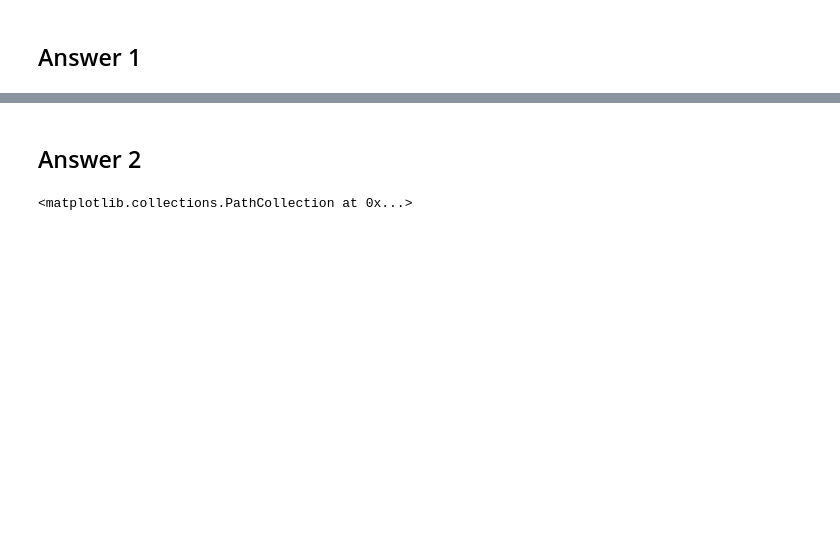
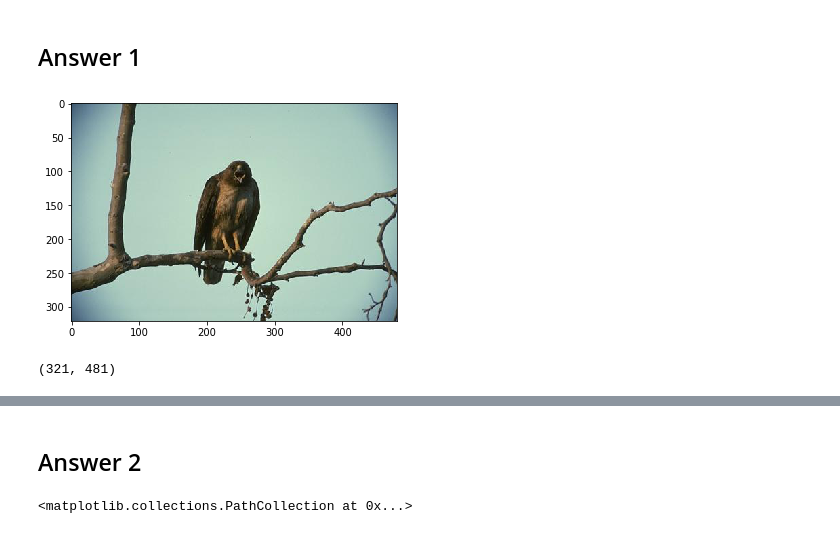
Before and after one commit to rohinarora/EECE5644-Machine_Learning, a Jupyter notebook: HW4/solution.ipynb, the cells around one changed output, grey strips where cells are left out. Drawn from its saved outputs; the diff is of its cells as text; code cells hidden in the pictures; blank space fills up the shorter version.

```diff
--- a/HW4/solution.ipynb
+++ b/HW4/solution.ipynb
@@ -19,3 +19,15 @@ from sklearn import svm
 # %%
  def normalize(x):
     return x/((x.max()-x.min())*1.0)
+# %%
+img='EECE5644_2019Fall_Homework4Questions_42049_colorBird.jpg'
+img=mpimg.imread(img)
+plt.imshow(img);
+# %% [output]
+[figure, added]
+# %%
+x=np.matrix(np.arange(0,321,1))
+channel_4=np.repeat(x, 481, axis=0).T
+channel_4.shape
+# %% [output]
+(321, 481)
```
Also changed, not shown: parts of 11 cells of this notebook, 11 other files.
